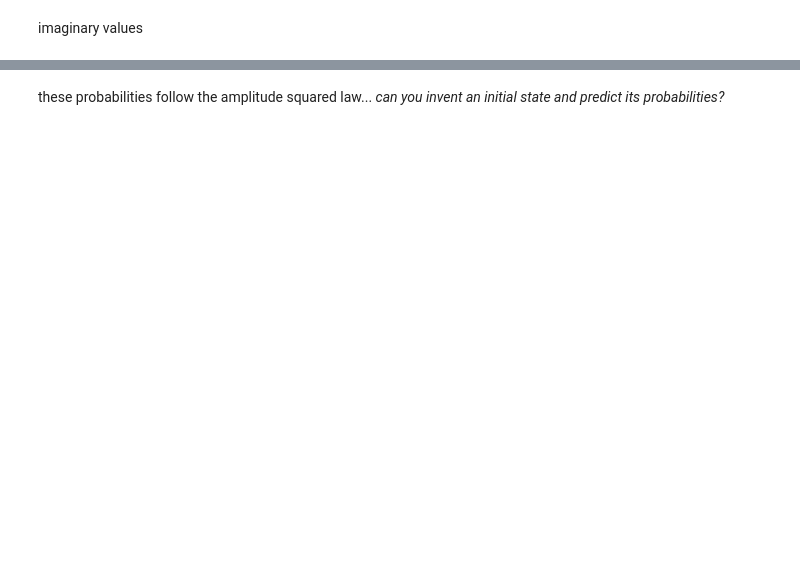
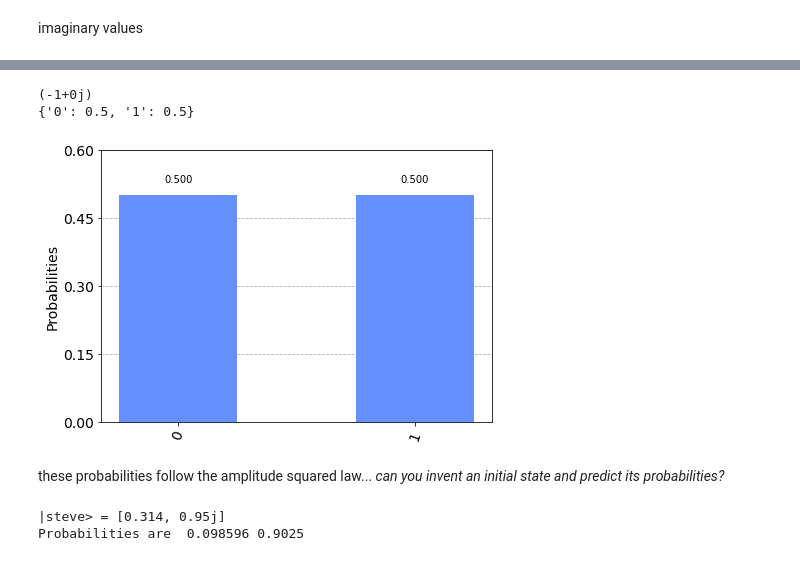
Before and after one commit to croppers/quantum_computing_workshop, a Jupyter notebook: 4 - Initializing Quantum States (key).ipynb, the cells around one changed output, grey strips where cells are left out. Drawn from its saved outputs; the diff is of its cells as text; code cells hidden in the pictures; blank space fills up the shorter version.

```diff
--- a/4 - Initializing Quantum States (key).ipynb
+++ b/4 - Initializing Quantum States (key).ipynb
@@ -61,2 +88,15 @@ imaginary values
+# %%
+print(1j * 1j) # multiplying two imaginary values -> real output
+test(qc_4)
+# %% [output]
+(-1+0j)
+{'0': 0.5, '1': 0.5}
+[figure, added]
 # %% [markdown]
 these probabilities follow the amplitude squared law... *can you invent an initial state and predict its probabilities?*
+# %%
+print('|steve> = [0.314, 0.95j]')
+print('Probabilities are ',0.314**2,0.95**2)
+# %% [output]
+|steve> = [0.314, 0.95j]
+Probabilities are  0.098596 0.9025
```
Also changed, not shown: parts of 7 cells of this notebook.
